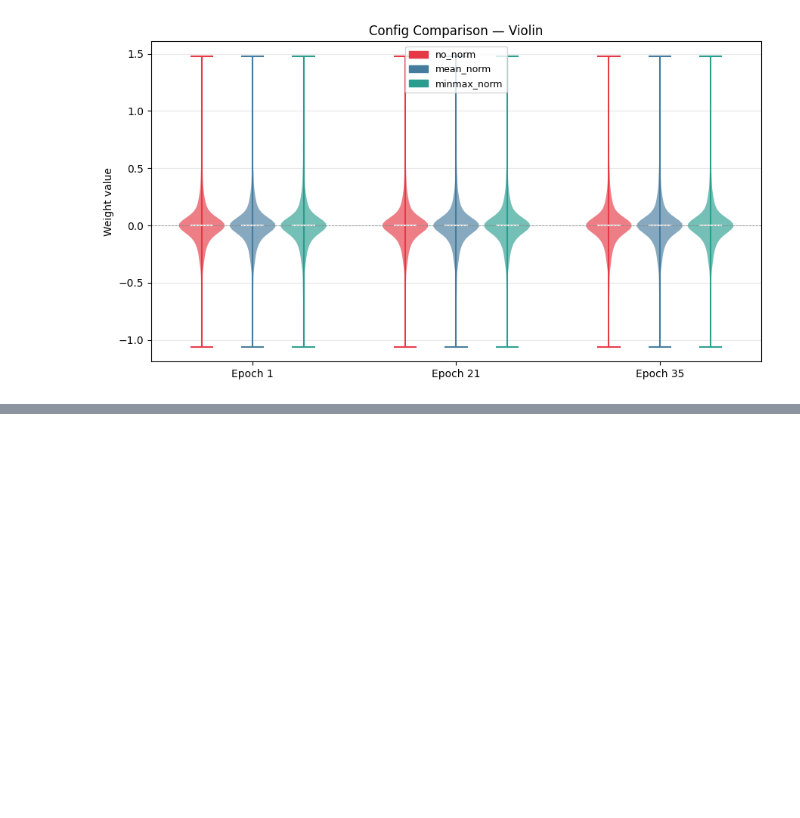
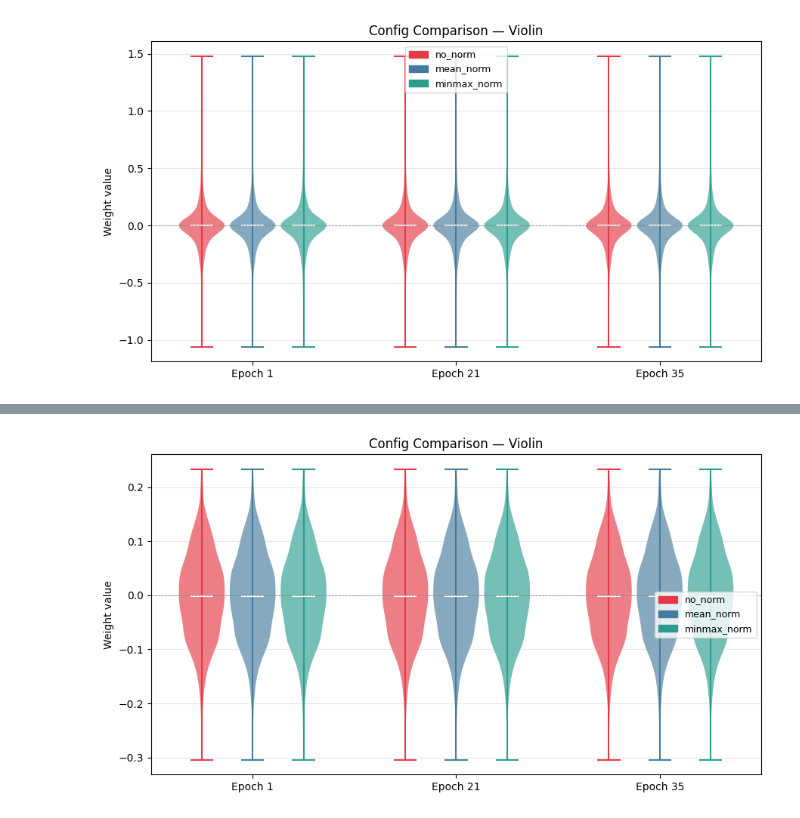
Before and after one commit to leonbora167/intelligent-system-explorations, a Jupyter notebook: PyTorch/Conceptuals/data_norm.ipynb, the cells around one changed output, grey strips where cells are left out. Drawn from its saved outputs; the diff is of its cells as text; code cells hidden in the pictures; blank space fills up the shorter version.

```diff
--- a/PyTorch/Conceptuals/data_norm.ipynb
+++ b/PyTorch/Conceptuals/data_norm.ipynb
@@ -610,0 +633,30 @@ plt.tight_layout(); plt.show()
+# %%
+epochs_to_show = [0, 20, 30]
+config_names = list(history_weights.keys())
+colors = ["#E63946", "#457B9D", "#2A9D8F"]
+x_base = np.array([1, 2, 3])   # x positions per epoch group
+width  = 0.25
+
+fig, ax = plt.subplots(figsize=(9, 5))
+for i, (name, color) in enumerate(zip(config_names, colors)):
+    for j, ep_idx in enumerate(epochs_to_show):
+        sample = sample = np.random.choice(arr, min(5_000, len(arr)), replace=False)
+        pos = x_base[j] + (i - 1) * width   # offset each config side by side
+        parts = ax.violinplot(sample, positions=[pos], widths=width*0.9, showmedians=True)
+        for pc in parts["bodies"]:
+            pc.set_facecolor(color); pc.set_alpha(0.65)
+        parts["cmedians"].set_color("white")
+        for key in ["cbars", "cmins", "cmaxes"]:
+            parts[key].set_color(color)
+
+# Legend proxies
+from matplotlib.patches import Patch
+ax.legend([Patch(color=c) for c in colors], config_names, fontsize=9)
+ax.set_xticks(x_base)
+ax.set_xticklabels(["Epoch 1", "Epoch 21", "Epoch 35"])
+ax.axhline(0, color="gray", lw=0.6, ls="--")
+ax.set_title("Config Comparison — Violin"); ax.set_ylabel("Weight value")
+ax.grid(True, axis="y", alpha=0.3)
+plt.tight_layout(); plt.show()
+# %% [output]
+[figure, added]
```
Also changed, not shown: parts of 9 cells of this notebook.
